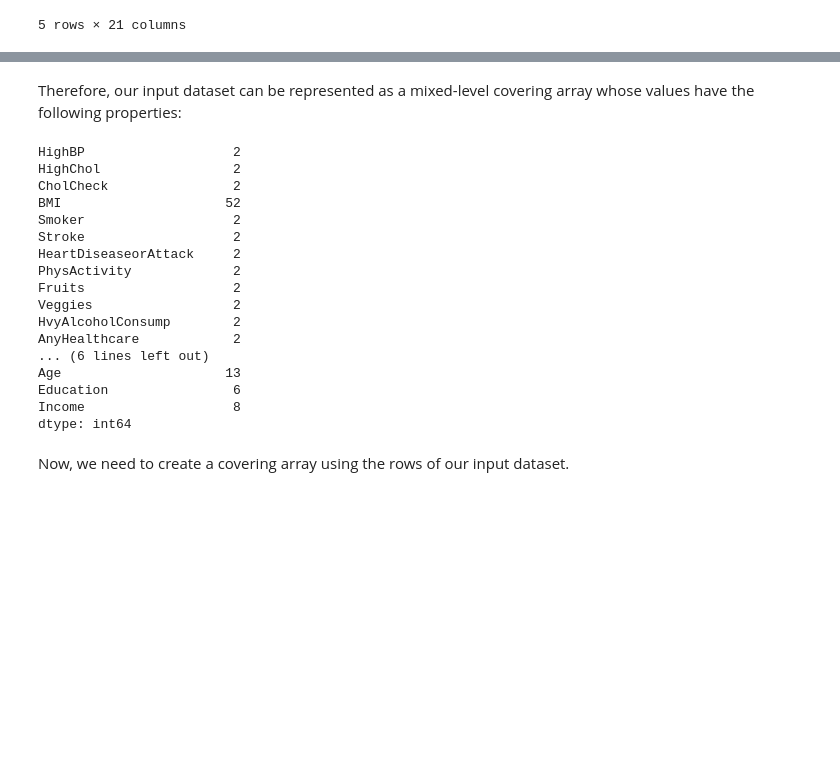
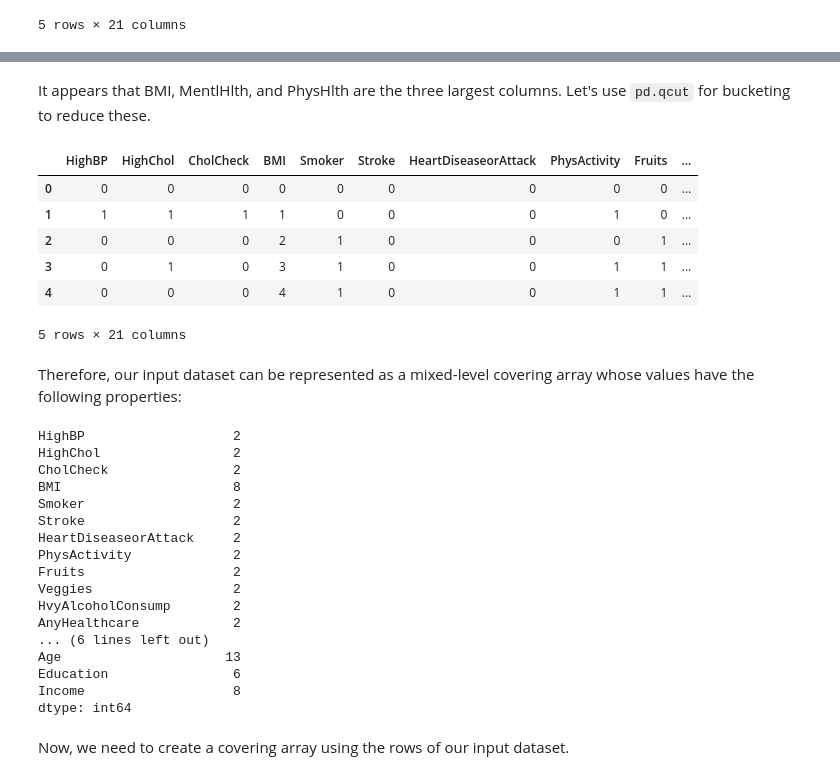
Before and after one commit to Sword-of-Stars/interactionTesting, a Jupyter notebook: main.ipynb, the cells around one changed output, grey strips where cells are left out. Saved outputs shown, nothing was run; the diff lists cells and outputs as text; code cells hidden in the pictures; blank space fills up the shorter version.

```diff
--- a/main.ipynb
+++ b/main.ipynb
@@ -211,7 +372,7 @@ Ok, so for now, we don't even beat the baseline. Future research will focus on b
 # %% [markdown]
 Let's take a look at an input vector.
 # %%
-ca_dataset = dataset.copy().drop(columns=["Diabetes_binary"])
+ca_dataset = dataset.drop(columns=["Diabetes_binary"])
 ca_response = dataset["Diabetes_binary"]
 ca_dataset.head()
 # %% [output]
@@ -227,4 +385,0 @@ Let's modify the area column using `pd.qcut`.
-# %%
-n_splits = 3
-ca_dataset["area"] = pd.qcut(ca_dataset["area"], q=n_splits, labels=list(range(n_splits)))
-ca_dataset
@@ -245,13 +409,35 @@ ca_dataset
+# %% [markdown]
+It appears that BMI, MentlHlth, and PhysHlth are the three largest columns. Let's use `pd.qcut` for bucketing to reduce these.
+# %%
+n_splits = 8 # kinda arbitrary for now
+categoricals = ["BMI", "MentHlth", "PhysHlth"]
+
+ca_encoded = ca_dataset.copy()
+
+for c in categoricals:
+    ca_encoded[c] = pd.qcut(ca_dataset[c], q=n_splits, duplicates="drop")
+
+ca_encoded = ca_encoded.apply(lambda col: pd.factorize(col)[0])
+
+ca_encoded.head()
+# %% [output]
+|  | HighBP | HighChol | CholCheck | BMI | Smoker | Stroke | HeartDiseaseorAttack | PhysActivity | Fruits | ... |
+| 0 | 0 | 0 | 0 | 0 | 0 | 0 | 0 | 0 | 0 | ... |
+| 1 | 1 | 1 | 1 | 1 | 0 | 0 | 0 | 1 | 0 | ... |
+| 2 | 0 | 0 | 0 | 2 | 1 | 0 | 0 | 0 | 1 | ... |
+| 3 | 0 | 1 | 0 | 3 | 1 | 0 | 0 | 1 | 1 | ... |
+| 4 | 0 | 0 | 0 | 4 | 1 | 0 | 0 | 1 | 1 | ... |
+5 rows × 21 columns
 # %% [markdown]
 Therefore, our input dataset can be represented as a mixed-level covering array whose values have the following properties:
 # %%
-mlca_values = ca_dataset.nunique().tolist()
-ca_dataset.nunique()
+mlca_values = ca_encoded.nunique().tolist()
+ca_encoded.nunique()
 # %% [output]
 HighBP                   2
 HighChol                 2
 CholCheck                2
-BMI                     52
+BMI                      8
 Smoker                   2
 Stroke                   2
 HeartDiseaseorAttack     2
```
Also changed, not shown: parts of 74 cells of this notebook, 5 other files.
